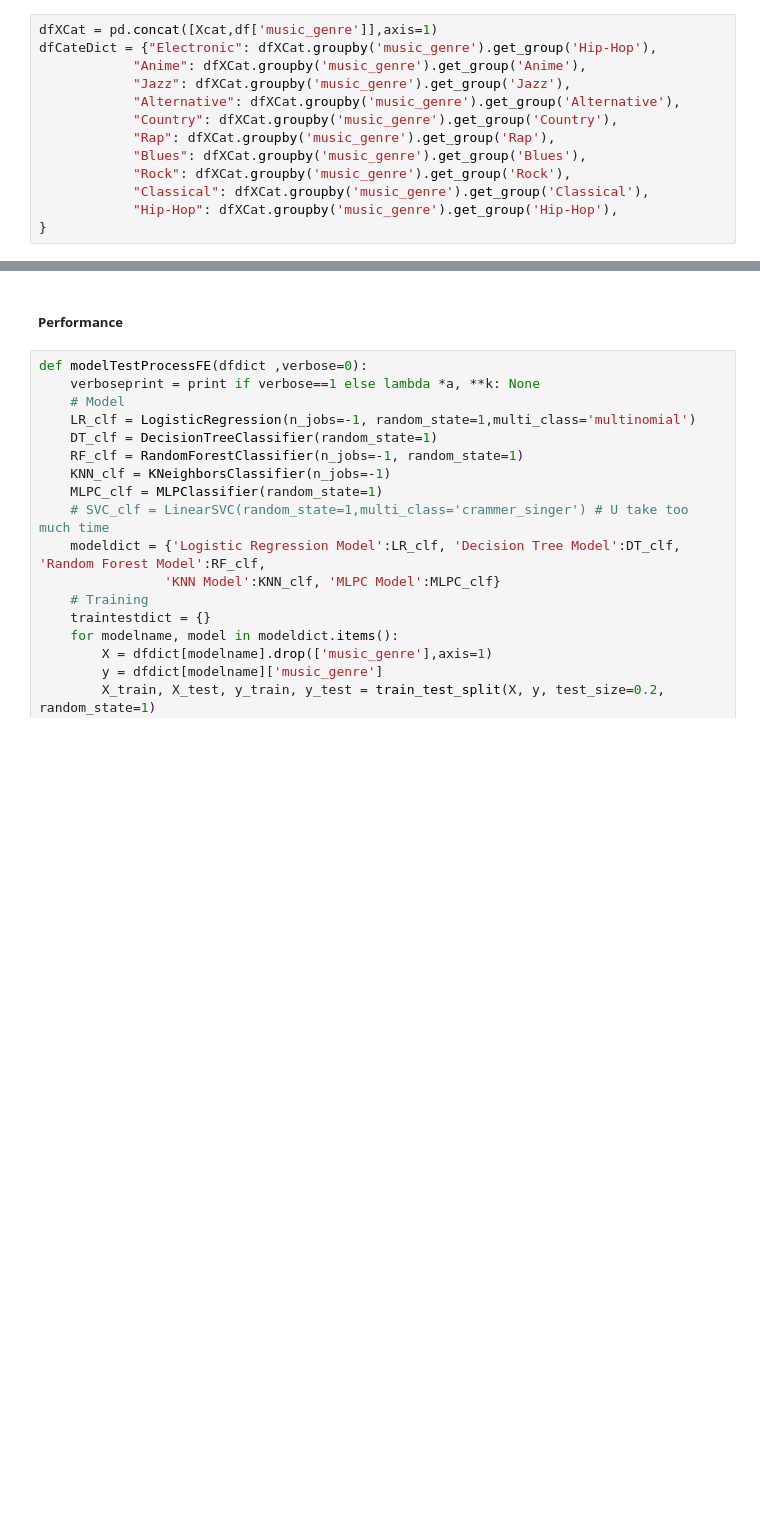
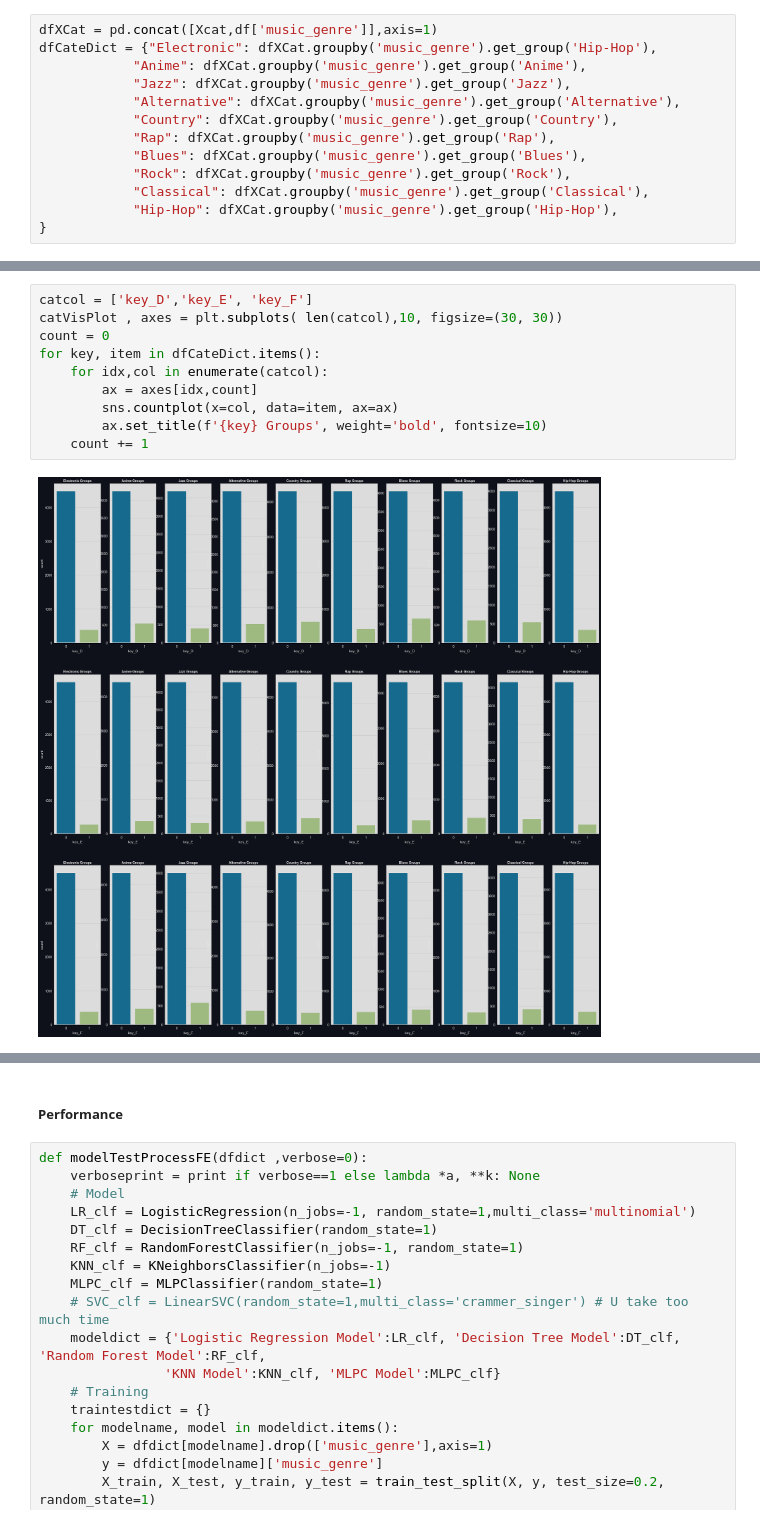
Before and after one commit to AthimetA/FRA503_HW_ML, a Jupyter notebook: Project/project.ipynb, the cells around one changed output, grey strips where cells are left out. Cells and saved outputs as stored; diff of their text form; blank space fills up the shorter version.

```diff
--- a/Project/project.ipynb
+++ b/Project/project.ipynb
@@ -1981 +2340,13 @@ for key, item in dfCateDict.items():
+# %%
+catcol = ['key_D','key_E', 'key_F']
+catVisPlot , axes = plt.subplots( len(catcol),10, figsize=(30, 30))
+count = 0
+for key, item in dfCateDict.items():
+    for idx,col in enumerate(catcol):
+        ax = axes[idx,count]
+        sns.countplot(x=col, data=item, ax=ax)
+        ax.set_title(f'{key} Groups', weight='bold', fontsize=10)
+    count += 1
+# %% [output]
+[figure, added]
 # %%
```
Also changed, not shown: parts of 55 cells of this notebook.
